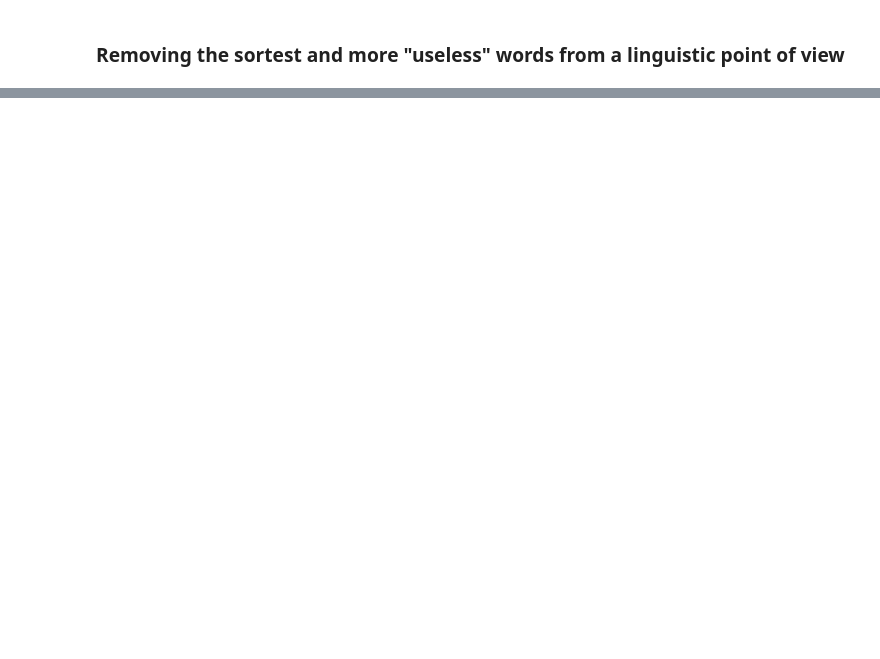
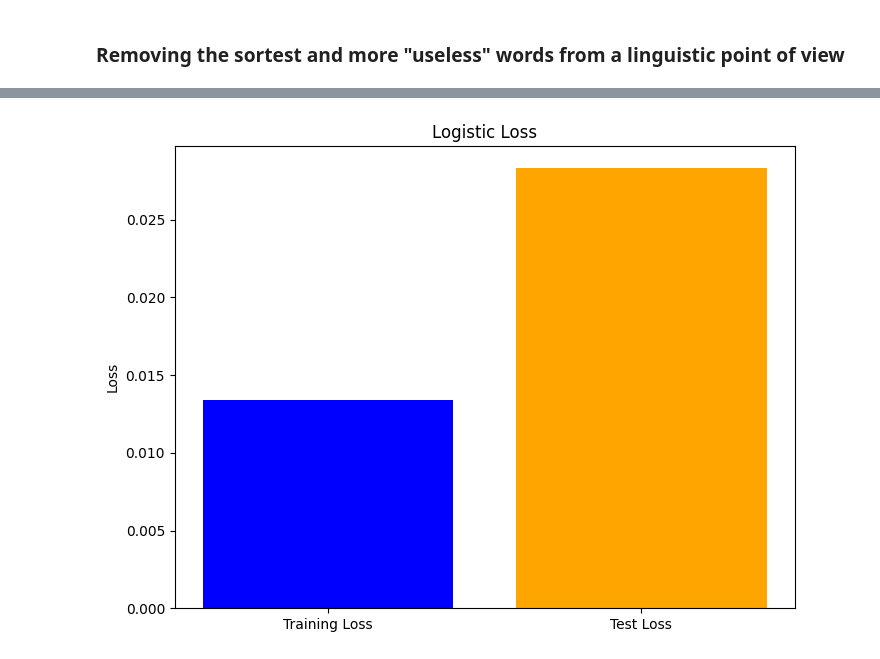
Before and after one commit to RubaGarcia/NLP, a Jupyter notebook: proyecto-final/notebook_final.ipynb, the cells around one changed output, grey strips where cells are left out. Saved outputs shown, nothing was run; the diff lists cells and outputs as text; code cells hidden in the pictures; blank space fills up the shorter version.

```diff
--- a/proyecto-final/notebook_final.ipynb
+++ b/proyecto-final/notebook_final.ipynb
@@ -343,0 +486,6 @@ displayWordFreq(fdist_ia, 20, False)
+# %%
+datos_human = datos[datos['generated'] == 0.0]
+datos_ia = datos[datos['generated'] == 1.0]
+
+datos_human=datos_human[:10000]
+datos_ia=datos_ia[:10000]
@@ -343,0 +666,12 @@ displayWordFreq(fdist_ia, 20, False)
+# %%
+def calculate_punctuation_count(text):
+    return count_punctuation_marks(text)/ len(word_tokenize(text)) * 100
+
+copia_datos['punctuation_count_percentage'] = copia_datos['text'].apply(calculate_punctuation_count)
+
+def calculate_linking_words_count(text):
+    return count_linking_words(text)/ len(word_tokenize(text)) * 100
+
+copia_datos['linking_words_percentage'] = copia_datos['text'].apply(calculate_linking_words_count)
+
+copia_datos
@@ -343,0 +706,42 @@ displayWordFreq(fdist_ia, 20, False)
+# %%
+X = pd.DataFrame(copia_datos['word_features'].tolist(), columns=top_words)
+X['punctuation_count_percentage'] = copia_datos['punctuation_count_percentage']
+X['linking_words_percentage'] = copia_datos['linking_words_percentage']
+X['text_length'] = copia_datos['text_length']
+y = copia_datos['generated']
+
+X_train, X_test, y_train, y_test = train_test_split(X, y, test_size=0.3, random_state=42)
+
+imputer =SimpleImputer(strategy='constant', fill_value=0)
+X_train_imputed = imputer.fit_transform(X_train)
+X_test_imputed = imputer.transform(X_test)
+model = LogisticRegression(max_iter=2000, random_state=42)
+model.fit(X_train_imputed, y_train)
+
+y_pred = model.predict(X_test_imputed)
+accuracy = accuracy_score(y_test, y_pred)
+print("Accuracy: ",  accuracy)
+train_loss = log_loss(y_train, model.predict_proba(X_train_imputed))
+
+test_loss = log_loss(y_test, model.predict_proba(X_test_imputed))
+
+print("Train loss: ", train_loss)
+print("Test loss: ", test_loss)
+
+class_report =classification_report(y_test, y_pred)
+print("classification report: ")
+print(class_report)
+
+class_report_df = pd.DataFrame(classification_report(y_test, y_pred, output_dict=True)).T #FIXME puede ser que vaya mal
+print("class wise metrics: ")
+print(class_report_df)
+
+loss_values = [train_loss, test_loss]
+labels = ['Training Loss', 'Test Loss']
+
+plt.figure(figsize=(8, 6))
+plt.bar(labels, loss_values, color=['blue', 'orange'])
+plt.title('Logistic Loss')
+plt.ylabel('Loss')
+plt.show()
+# %% [output]
@@ -343,0 +768 @@ displayWordFreq(fdist_ia, 20, False)
+[figure, added]
```
Also changed, not shown: parts of 31 cells of this notebook.
